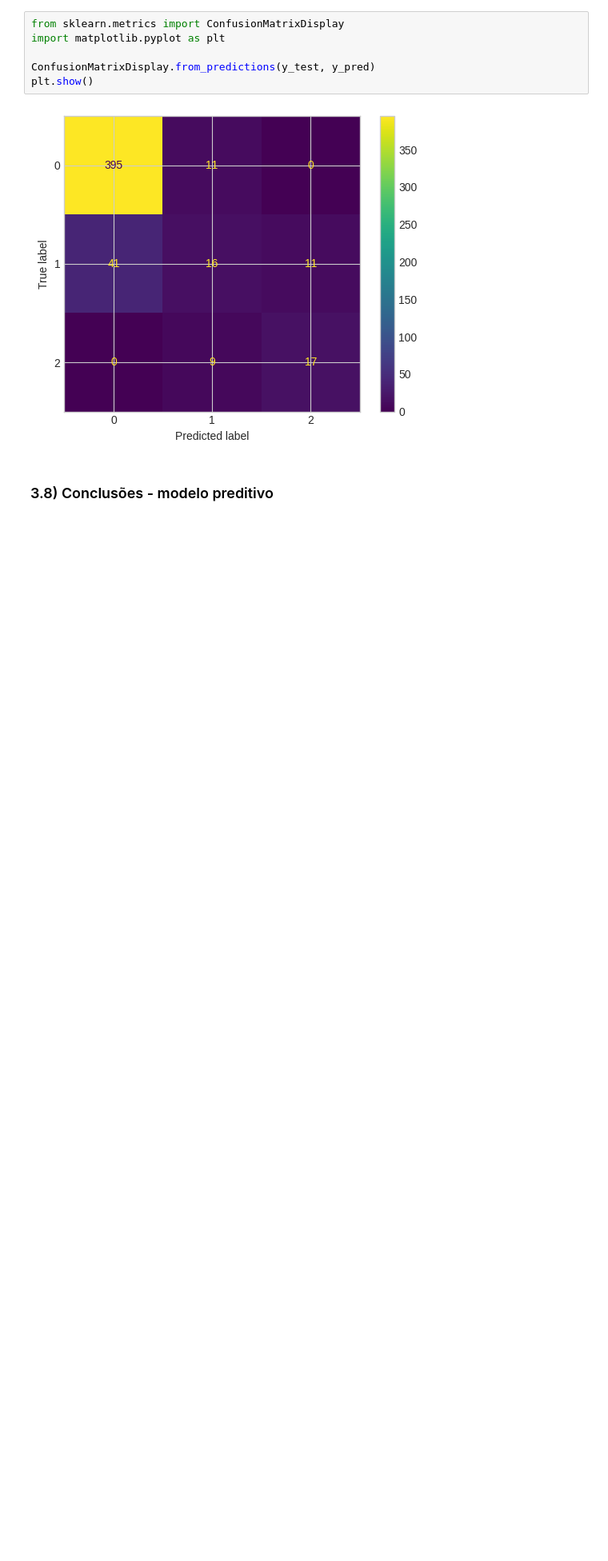
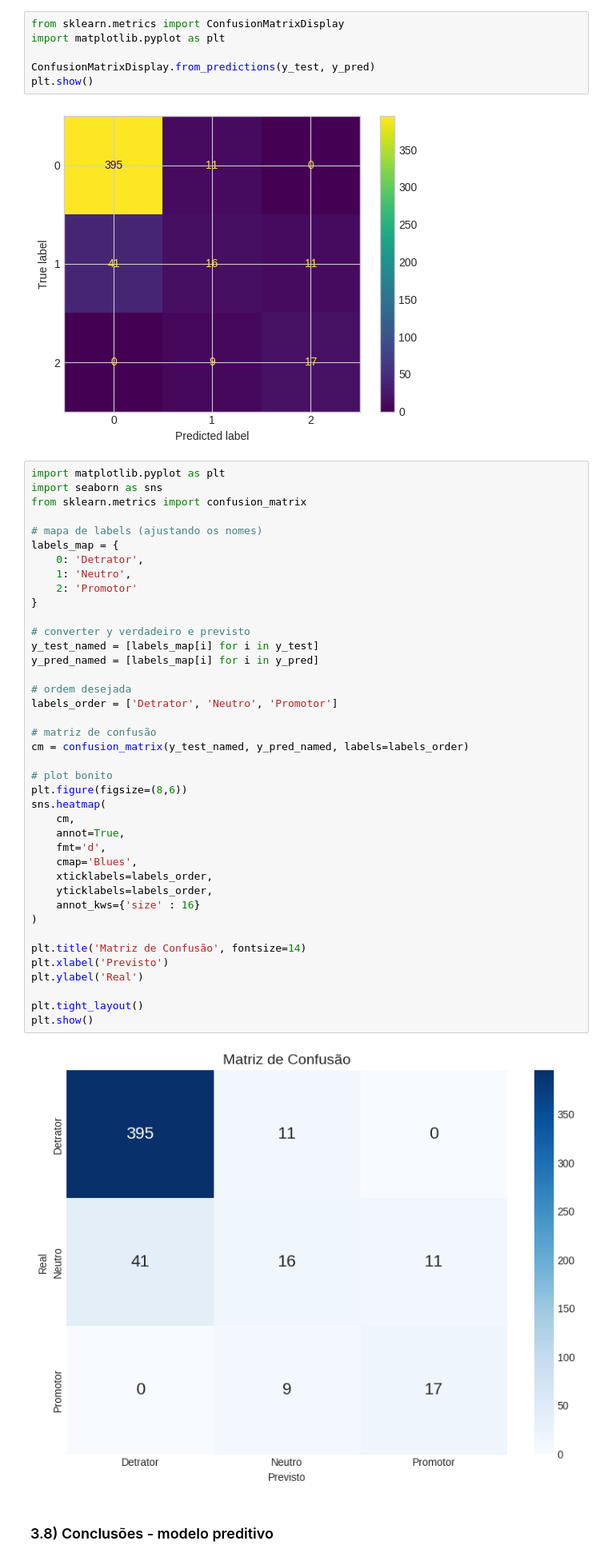
Before and after one commit to Gabriel-Valentim/NPS-Preditivo-Tech-Challenge-Fase1, a Jupyter notebook: notebooks/Trabalho_fiap.ipynb, the cells around one changed output. Shown at 80% size. Cells and saved outputs as stored; diff of their text form; blank space fills up the shorter version.

```diff
--- a/notebooks/Trabalho_fiap.ipynb
+++ b/notebooks/Trabalho_fiap.ipynb
@@ -950,6 +1012,48 @@ ConfusionMatrixDisplay.from_predictions(y_test, y_pred)
 plt.show()
 # %% [output]
 [figure]
+# %%
+import matplotlib.pyplot as plt
+import seaborn as sns
+from sklearn.metrics import confusion_matrix
+
+# mapa de labels (ajustando os nomes)
+labels_map = {
+    0: 'Detrator',
+    1: 'Neutro',
+    2: 'Promotor'
+}
+
+# converter y verdadeiro e previsto
+y_test_named = [labels_map[i] for i in y_test]
+y_pred_named = [labels_map[i] for i in y_pred]
+
+# ordem desejada
+labels_order = ['Detrator', 'Neutro', 'Promotor']
+
+# matriz de confusão
+cm = confusion_matrix(y_test_named, y_pred_named, labels=labels_order)
+
+# plot bonito
+plt.figure(figsize=(8,6))
+sns.heatmap(
+    cm,
+    annot=True,
+    fmt='d',
+    cmap='Blues',
+    xticklabels=labels_order,
+    yticklabels=labels_order,
+    annot_kws={'size' : 16}
+)
+
+plt.title('Matriz de Confusão', fontsize=14)
+plt.xlabel('Previsto')
+plt.ylabel('Real')
+
+plt.tight_layout()
+plt.show()
+# %% [output]
+[figure, added]
 # %% [markdown]
 ### 3.8) Conclusões - modelo preditivo
 # %% [markdown]
```
Also changed, not shown: parts of 5 cells of this notebook, 29 other files.
